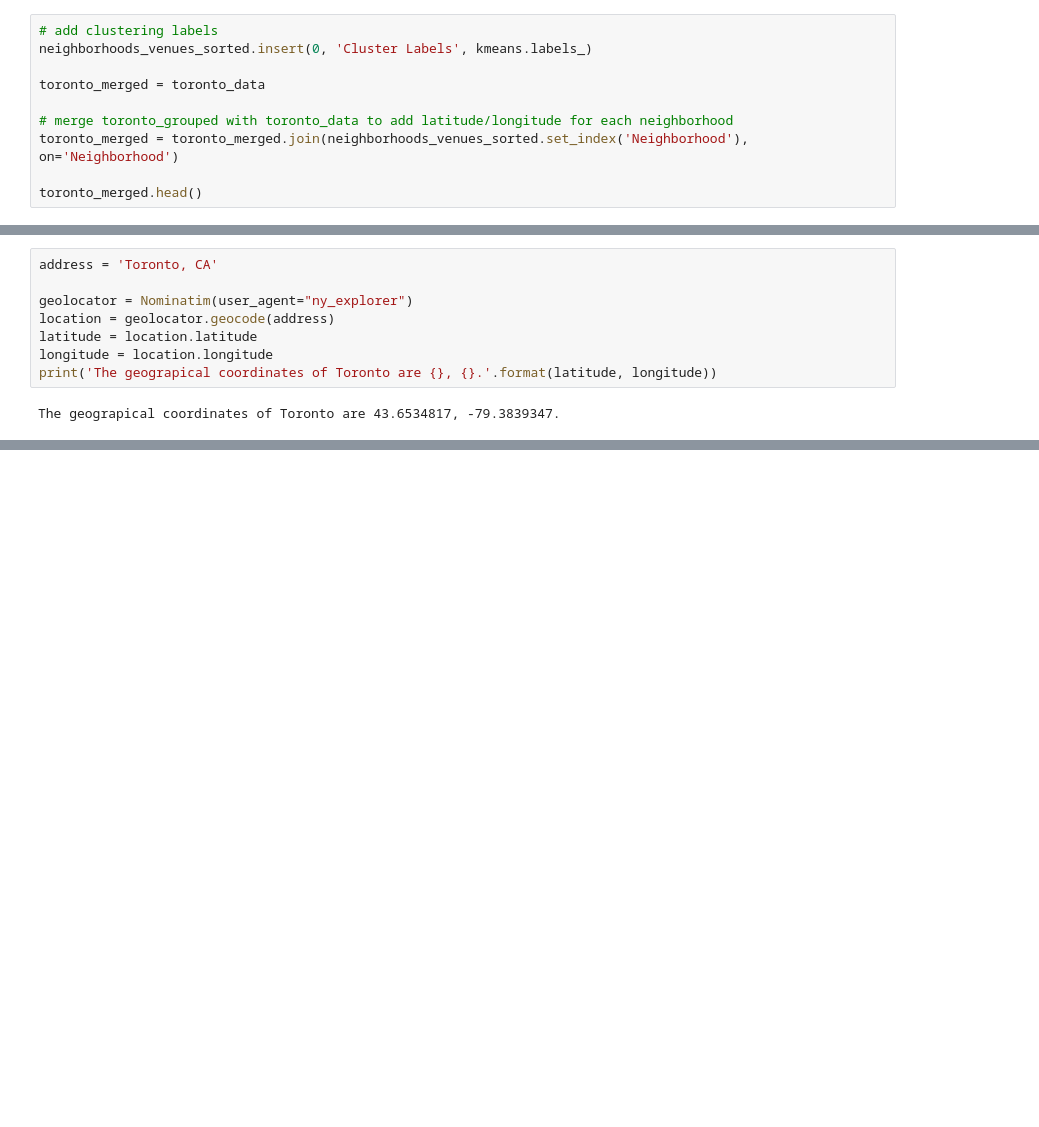
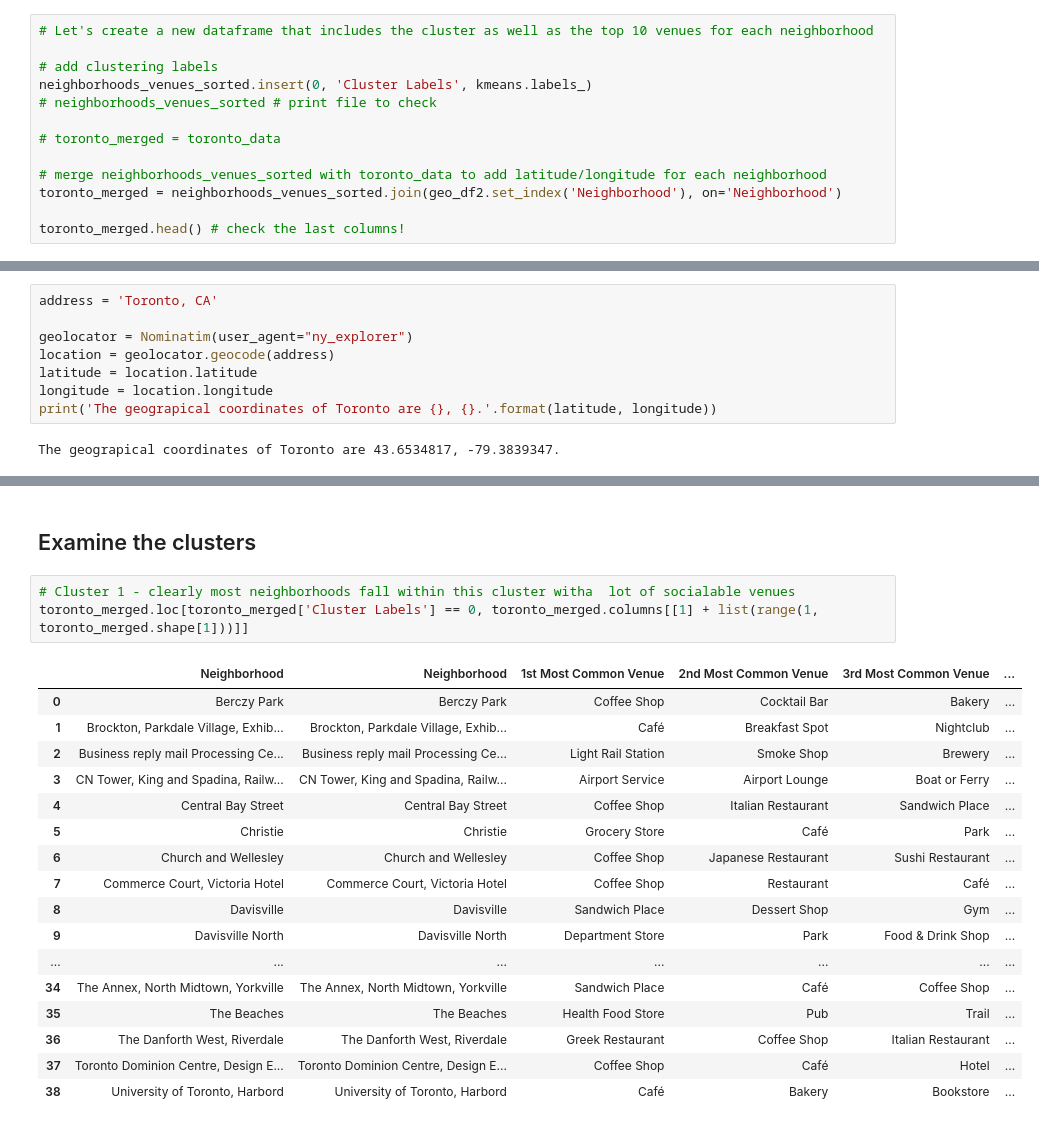
Before and after one commit to swanepr/github-example, a Jupyter notebook: Data Science - Week 2 & 3 Project.ipynb, the cells around one changed output, grey strips where cells are left out. Cells and saved outputs as stored; diff of their text form; blank space fills up the shorter version.

```diff
--- a/Data Science - Week 2 & 3 Project.ipynb
+++ b/Data Science - Week 2 & 3 Project.ipynb
@@ -483,13 +571,16 @@ kmeans.labels_[0:10]
 # %% [output]
 array([0, 0, 0, 0, 0, 0, 0, 0, 0, 0], dtype=int32)
 # %%
+# Let's create a new dataframe that includes the cluster as well as the top 10 venues for each neighborhood
+
 # add clustering labels
 neighborhoods_venues_sorted.insert(0, 'Cluster Labels', kmeans.labels_)
+# neighborhoods_venues_sorted # print file to check
 
-toronto_merged = toronto_data
+# toronto_merged = toronto_data
 
-# merge toronto_grouped with toronto_data to add latitude/longitude for each neighborhood
-toronto_merged = toronto_merged.join(neighborhoods_venues_sorted.set_index('Neighborhood'), on='Neighborhood')
+# merge neighborhoods_venues_sorted with toronto_data to add latitude/longitude for each neighborhood
+toronto_merged = neighborhoods_venues_sorted.join(geo_df2.set_index('Neighborhood'), on='Neighborhood')
 
-toronto_merged.head()
+toronto_merged.head() # check the last columns!
 # %% [output]
@@ -538,3 +645,26 @@ for lat, lon, poi, cluster in zip(toronto_merged['Latitude'], toronto_merged['Lo
 map_clusters
 # %% [output]
 [interactive output not drawn]
+# %% [markdown]
+## Examine the clusters
+# %%
+# Cluster 1 - clearly most neighborhoods fall within this cluster witha  lot of socialable venues
+toronto_merged.loc[toronto_merged['Cluster Labels'] == 0, toronto_merged.columns[[1] + list(range(1, toronto_merged.shape[1]))]]
+# %% [output]
+|  | Neighborhood | Neighborhood | 1st Most Common Venue | 2nd Most Common Venue | 3rd Most Common Venue | ... |
+| 0 | Berczy Park | Berczy Park | Coffee Shop | Cocktail Bar | Bakery | ... |
+| 1 | Brockton, Parkdale Village, Exhib... | Brockton, Parkdale Village, Exhib... | Café | Breakfast Spot | Nightclub | ... |
+| 2 | Business reply mail Processing Ce... | Business reply mail Processing Ce... | Light Rail Station | Smoke Shop | Brewery | ... |
+| 3 | CN Tower, King and Spadina, Railw... | CN Tower, King and Spadina, Railw... | Airport Service | Airport Lounge | Boat or Ferry | ... |
+| 4 | Central Bay Street | Central Bay Street | Coffee Shop | Italian Restaurant | Sandwich Place | ... |
+| 5 | Christie | Christie | Grocery Store | Café | Park | ... |
+| 6 | Church and Wellesley | Church and Wellesley | Coffee Shop | Japanese Restaurant | Sushi Restaurant | ... |
+| 7 | Commerce Court, Victoria Hotel | Commerce Court, Victoria Hotel | Coffee Shop | Restaurant | Café | ... |
+| 8 | Davisville | Davisville | Sandwich Place | Dessert Shop | Gym | ... |
+| 9 | Davisville North | Davisville North | Department Store | Park | Food & Drink Shop | ... |
+| ... | ... | ... | ... | ... | ... | ... |
+| 34 | The Annex, North Midtown, Yorkville | The Annex, North Midtown, Yorkville | Sandwich Place | Café | Coffee Shop | ... |
+| 35 | The Beaches | The Beaches | Health Food Store | Pub | Trail | ... |
+| 36 | The Danforth West, Riverdale | The Danforth West, Riverdale | Greek Restaurant | Coffee Shop | Italian Restaurant | ... |
+| 37 | Toronto Dominion Centre, Design E... | Toronto Dominion Centre, Design E... | Coffee Shop | Café | Hotel | ... |
+| 38 | University of Toronto, Harbord | University of Toronto, Harbord | Café | Bakery | Bookstore | ... |
```
Also changed, not shown: parts of 30 cells of this notebook.
